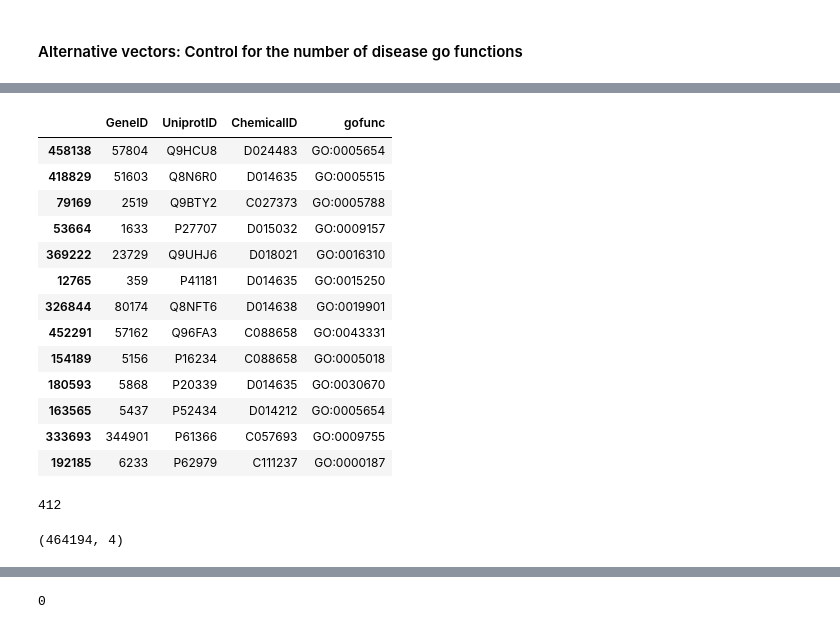
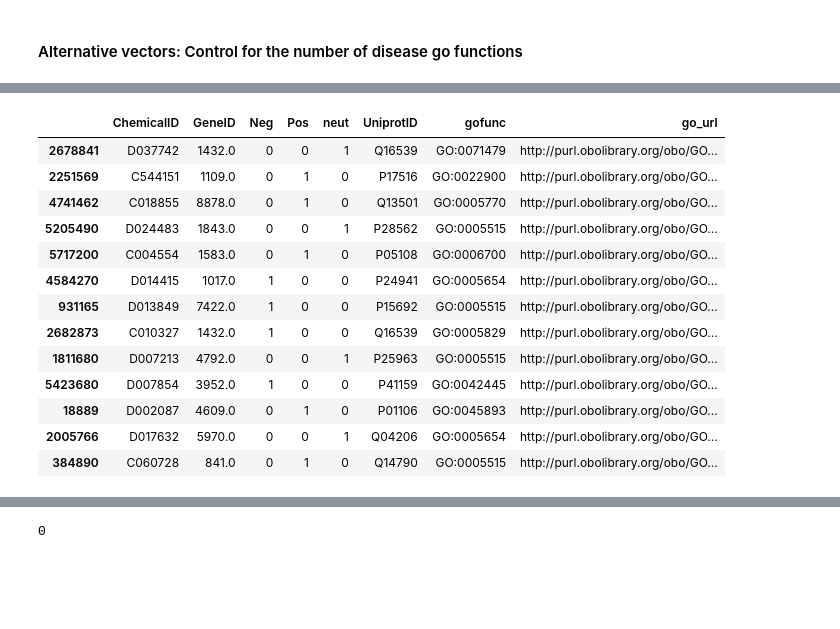
Before and after one commit to colemai/msc-thesis, a Jupyter notebook: opa/opa2vec.ipynb, the cells around one changed output, grey strips where cells are left out. Cells and saved outputs as stored; diff of their text form; code cells hidden in the pictures; blank space fills up the shorter version.

Commit message:
Adapted vectors for neg/pos/unknown directions of correlation betweem dis/chem and gene

```diff
--- a/opa/opa2vec.ipynb
+++ b/opa/opa2vec.ipynb
@@ -180,6 +311,6 @@ df_uni_ids_d.DiseaseID.nunique()
 # %%
 # import goa file (uniprot ID to go_functions)
-go_funcs = pd.read_csv('../goa_human.gaf', header=None, skiprows=30, sep='\t')
+# go_funcs = pd.read_csv('../goa_human.gaf', header=None, skiprows=30, sep='\t', low_memory=False)
 # %%
 # Cut out all cols except uniprot ids and go_funcs, rename these
 go_funcs = go_funcs.rename(columns={ go_funcs.columns[1]: "UniprotID" })
@@ -192,0 +324,3 @@ df_uni_ids = df_uni_ids.merge(df_go, on='UniprotID', how='outer').dropna()
+# %%
+df_cg = df_cg.merge(df_go, on='UniprotID', how='outer').dropna()
+df_cgd = df_cgd.merge(df_go, on='UniprotID', how='outer').dropna()
@@ -210,0 +365,4 @@ df_uni_ids_d.shape
+# %%
+# Create a col with the full go url
+df_cg['go_url'] = 'http://purl.obolibrary.org/obo/' + df_cg.gofunc.str.replace(':', '_')
+df_cgd['go_url'] =  'http://purl.obolibrary.org/obo/' + df_cgd.gofunc.str.replace(':', '_')
@@ -211,25 +381,22 @@ df_uni_ids_d.shape
+# %%
+for col in ['Neg', 'Pos', 'neut']:
+    df_cg[col] = df_cg[col].astype(np.uint8)
+
+df_cgd['GeneID'] = df_cgd.GeneID.astype(int)
 # %%
-df_uni_ids.sample(13)
+df_cg.sample(13)
 # %% [output]
-|  | GeneID | UniprotID | ChemicalID | gofunc |
-| 458138 | 57804 | Q9HCU8 | D024483 | GO:0005654 |
-| 418829 | 51603 | Q8N6R0 | D014635 | GO:0005515 |
-| 79169 | 2519 | Q9BTY2 | C027373 | GO:0005788 |
-| 53664 | 1633 | P27707 | D015032 | GO:0009157 |
-| 369222 | 23729 | Q9UHJ6 | D018021 | GO:0016310 |
-| 12765 | 359 | P41181 | D014635 | GO:0015250 |
-| 326844 | 80174 | Q8NFT6 | D014638 | GO:0019901 |
-| 452291 | 57162 | Q96FA3 | C088658 | GO:0043331 |
-| 154189 | 5156 | P16234 | C088658 | GO:0005018 |
-| 180593 | 5868 | P20339 | D014635 | GO:0030670 |
-| 163565 | 5437 | P52434 | D014212 | GO:0005654 |
-| 333693 | 344901 | P61366 | C057693 | GO:0009755 |
-| 192185 | 6233 | P62979 | C111237 | GO:0000187 |
+|  | ChemicalID | GeneID | Neg | Pos | neut | UniprotID | gofunc | go_url |
+| 2678841 | D037742 | 1432.0 | 0 | 0 | 1 | Q16539 | GO:0071479 | http://purl.obolibrary.org/obo/GO... |
+| 2251569 | C544151 | 1109.0 | 0 | 1 | 0 | P17516 | GO:0022900 | http://purl.obolibrary.org/obo/GO... |
+| 4741462 | C018855 | 8878.0 | 0 | 1 | 0 | Q13501 | GO:0005770 | http://purl.obolibrary.org/obo/GO... |
+| 5205490 | D024483 | 1843.0 | 0 | 0 | 1 | P28562 | GO:0005515 | http://purl.obolibrary.org/obo/GO... |
+| 5717200 | C004554 | 1583.0 | 0 | 1 | 0 | P05108 | GO:0006700 | http://purl.obolibrary.org/obo/GO... |
+| 4584270 | D014415 | 1017.0 | 1 | 0 | 0 | P24941 | GO:0005654 | http://purl.obolibrary.org/obo/GO... |
+| 931165 | D013849 | 7422.0 | 1 | 0 | 0 | P15692 | GO:0005515 | http://purl.obolibrary.org/obo/GO... |
+| 2682873 | C010327 | 1432.0 | 1 | 0 | 0 | Q16539 | GO:0005829 | http://purl.obolibrary.org/obo/GO... |
+| 1811680 | D007213 | 4792.0 | 0 | 0 | 1 | P25963 | GO:0005515 | http://purl.obolibrary.org/obo/GO... |
+| 5423680 | D007854 | 3952.0 | 1 | 0 | 0 | P41159 | GO:0042445 | http://purl.obolibrary.org/obo/GO... |
+| 18889 | D002087 | 4609.0 | 0 | 1 | 0 | P01106 | GO:0045893 | http://purl.obolibrary.org/obo/GO... |
+| 2005766 | D017632 | 5970.0 | 0 | 0 | 1 | Q04206 | GO:0005654 | http://purl.obolibrary.org/obo/GO... |
+| 384890 | C060728 | 841.0 | 0 | 1 | 0 | Q14790 | GO:0005515 | http://purl.obolibrary.org/obo/GO... |
-# %%
-df_uni_ids.ChemicalID.nunique()
-# %% [output]
-412
-# %%
-df_uni_ids.shape
-# %% [output]
-(464194, 4)
```
Also changed, not shown: parts of 84 cells of this notebook, 2 other files.
